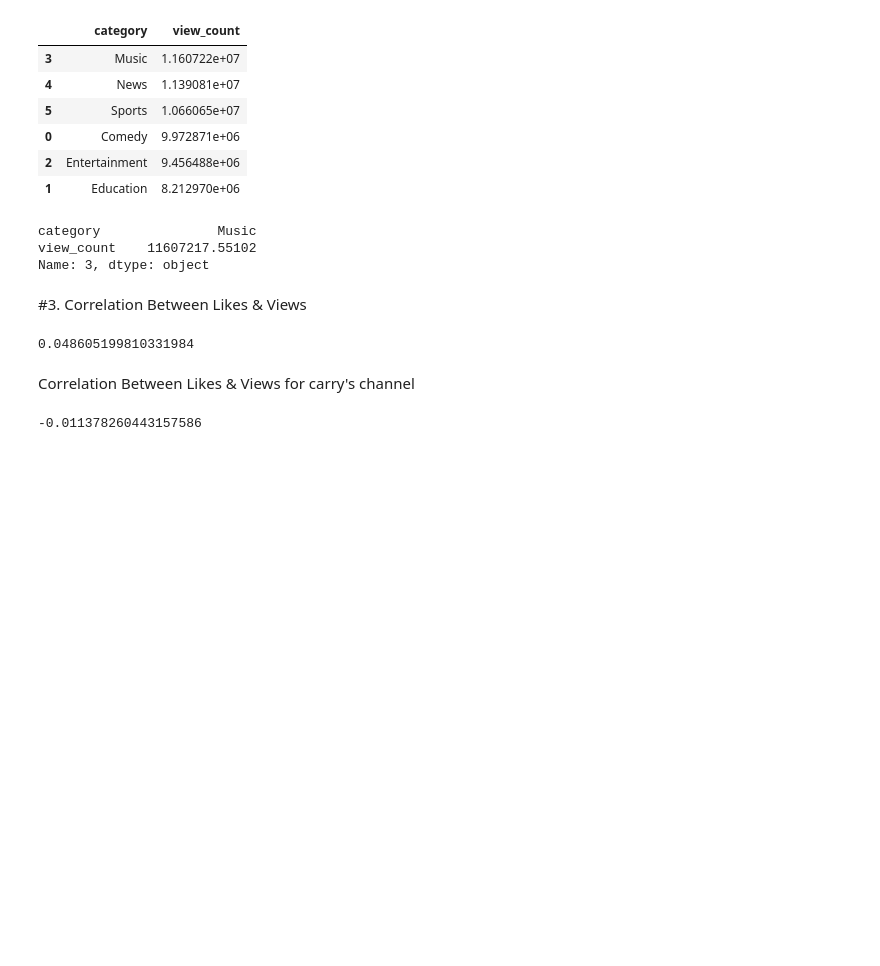
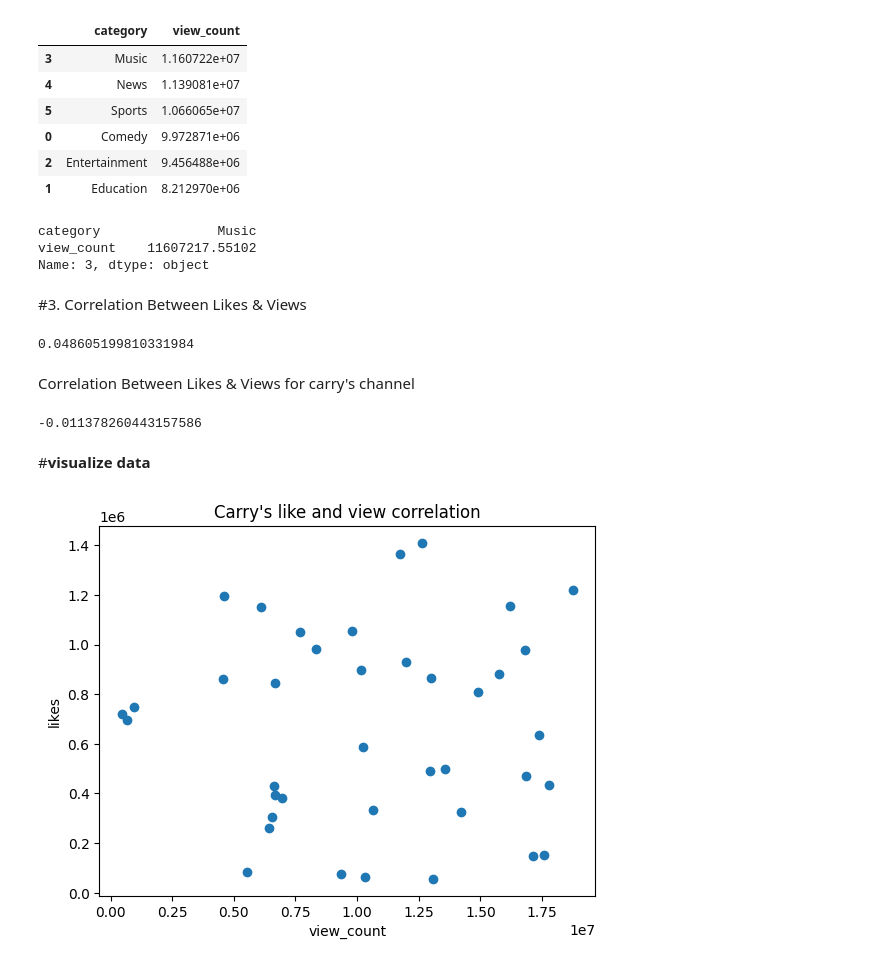
Before and after one commit to shubhkhandare/YouTube-Data-Analysis, a Jupyter notebook: youtube_data.ipynb, the cells around one changed output. Saved outputs shown, nothing was run; the diff lists cells and outputs as text; code cells hidden in the pictures; blank space fills up the shorter version.

```diff
--- a/youtube_data.ipynb
+++ b/youtube_data.ipynb
@@ -151,3 +172,5 @@ df_corr_carry = df_carry['likes'].corr(df_carry['view_count'])
 print(df_corr_carry)
 # %% [output]
 -0.011378260443157586
+# %% [markdown]
+#**visualize** **data**
@@ -153,0 +179,8 @@ print(df_corr_carry)
+# %%
+plt.title("Carry's like and view correlation")
+plt.scatter(df_carry['view_count'], df_carry['likes'])
+plt.xlabel('view_count')
+plt.ylabel('likes')
+plt.show()
+# %% [output]
+[figure, added]
```
Also changed, not shown: parts of 5 cells of this notebook.
